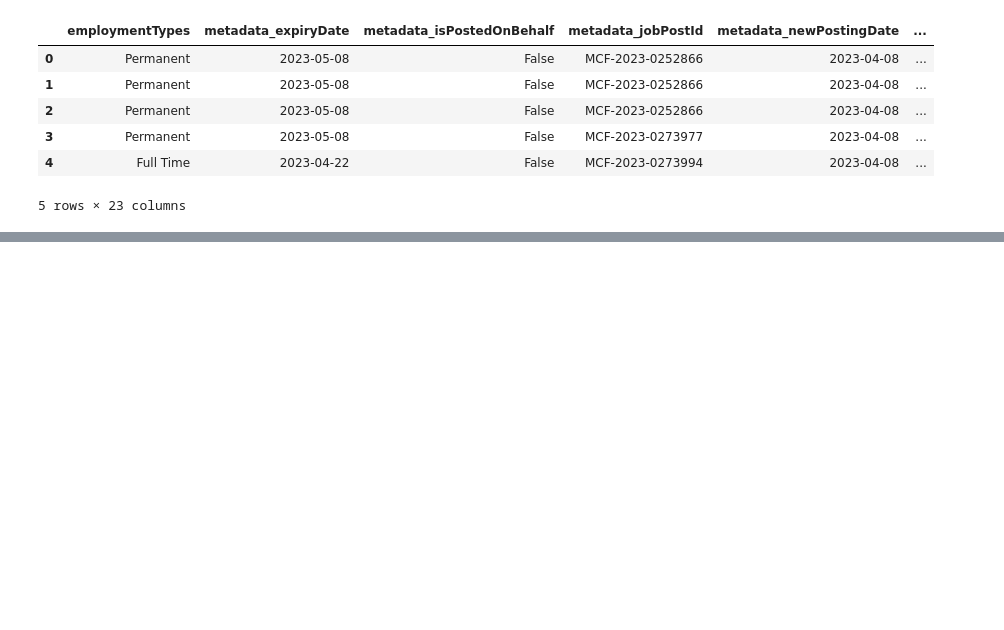
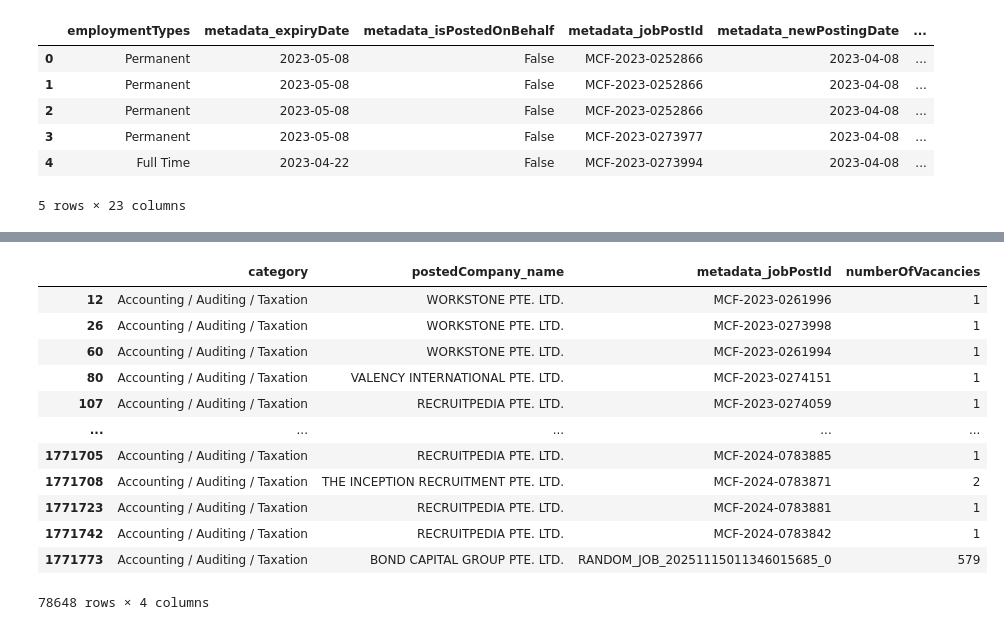
Before and after one commit to zacangzz/ntu-sctp-m1-capstone, a Jupyter notebook: sgjobdata.ipynb, the cells around one changed output, grey strips where cells are left out. Saved outputs shown, nothing was run; the diff lists cells and outputs as text; code cells hidden in the pictures; blank space fills up the shorter version.

```diff
--- a/sgjobdata.ipynb
+++ b/sgjobdata.ipynb
@@ -65,0 +103,17 @@ df_exploded.head()
+# %%
+df_exploded[df_exploded['category'] == 'Accounting / Auditing / Taxation'][['category','postedCompany_name','metadata_jobPostId','numberOfVacancies']] #\
+    #.groupby('postedCompany_name').numberOfVacancies.sum().sort_values(ascending=False)
+# %% [output]
+|  | category | postedCompany_name | metadata_jobPostId | numberOfVacancies |
+| 12 | Accounting / Auditing / Taxation | WORKSTONE PTE. LTD. | MCF-2023-0261996 | 1 |
+| 26 | Accounting / Auditing / Taxation | WORKSTONE PTE. LTD. | MCF-2023-0273998 | 1 |
+| 60 | Accounting / Auditing / Taxation | WORKSTONE PTE. LTD. | MCF-2023-0261994 | 1 |
+| 80 | Accounting / Auditing / Taxation | VALENCY INTERNATIONAL PTE. LTD. | MCF-2023-0274151 | 1 |
+| 107 | Accounting / Auditing / Taxation | RECRUITPEDIA PTE. LTD. | MCF-2023-0274059 | 1 |
+| ... | ... | ... | ... | ... |
+| 1771705 | Accounting / Auditing / Taxation | RECRUITPEDIA PTE. LTD. | MCF-2024-0783885 | 1 |
+| 1771708 | Accounting / Auditing / Taxation | THE INCEPTION RECRUITMENT PTE. LTD. | MCF-2024-0783871 | 2 |
+| 1771723 | Accounting / Auditing / Taxation | RECRUITPEDIA PTE. LTD. | MCF-2024-0783881 | 1 |
+| 1771742 | Accounting / Auditing / Taxation | RECRUITPEDIA PTE. LTD. | MCF-2024-0783842 | 1 |
+| 1771773 | Accounting / Auditing / Taxation | BOND CAPITAL GROUP PTE. LTD. | RANDOM_JOB_20251115011346015685_0 | 579 |
+78648 rows × 4 columns
```
Also changed, not shown: parts of 2 cells of this notebook.
